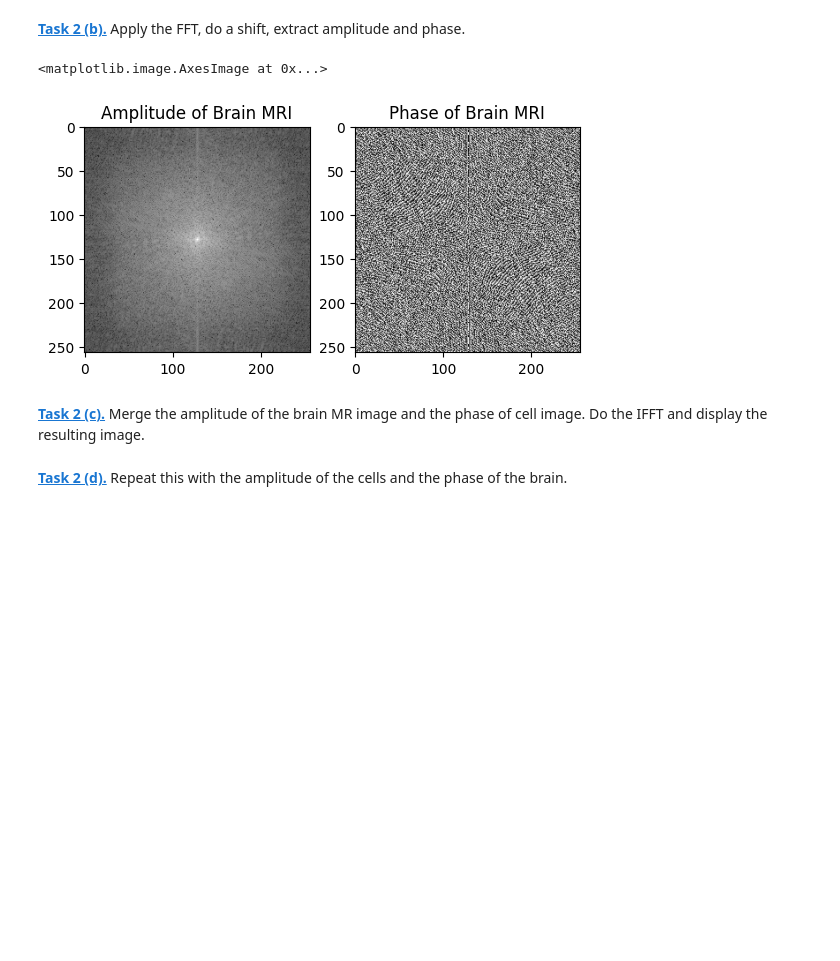
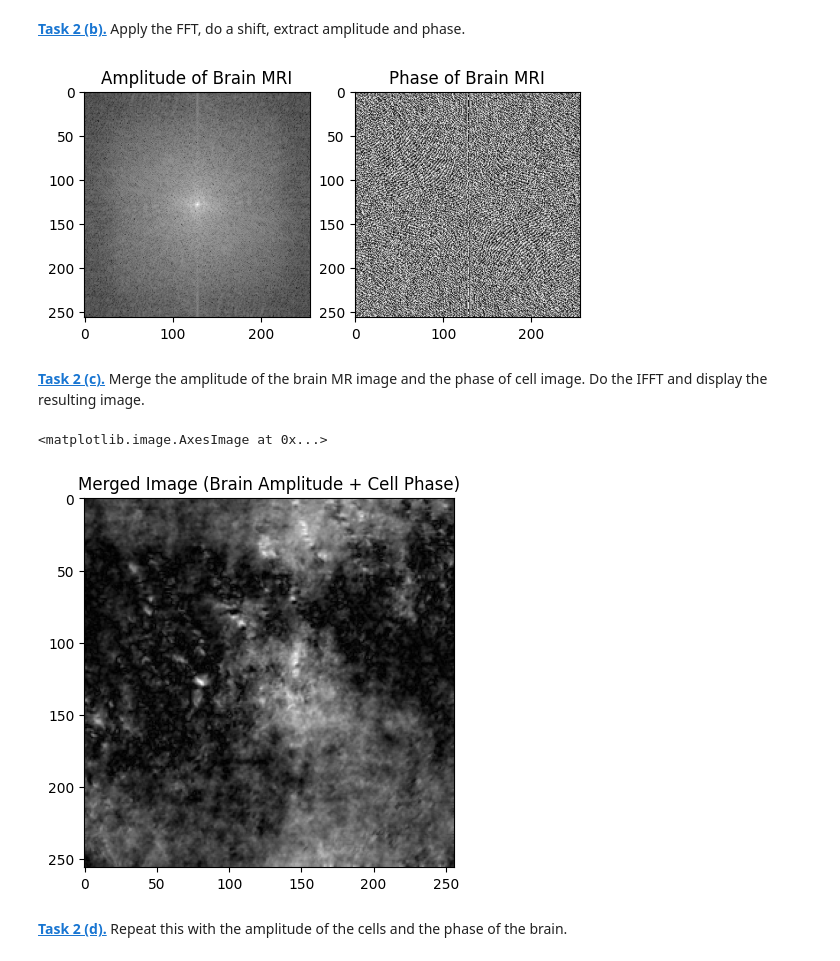
Before and after one commit to DavidDulkies31/mobi-fs5-python, a Jupyter notebook: fourier.ipynb, the cells around one changed output. Cells and saved outputs as stored; diff of their text form; code cells hidden in the pictures; blank space fills up the shorter version.

```diff
--- a/fourier.ipynb
+++ b/fourier.ipynb
@@ -70,27 +71,40 @@ plt.imshow(brain_img, cmap='gray')
 # %% [markdown]
 **[Task 2 (b).]()** Apply the FFT, do a shift, extract amplitude and phase.
 # %%
-# apply Fourier Transform
+
 brain_ft = np.fft.fft2(brain_img)
-# do a shift
+
 shifted_brain_ft = np.fft.fftshift(brain_ft)
-#extract amplitude and phase
-amplitude = np.abs(shifted_brain_ft)
-phase = np.angle(shifted_brain_ft)
+
+brain_amplitude = np.abs(shifted_brain_ft)
+brain_phase = np.angle(shifted_brain_ft)
 plt.figure()
 plt.subplot(1, 2, 1)
 plt.title('Amplitude of Brain MRI')
-plt.imshow(np.log(amplitude), 'gray',)
+plt.imshow(np.log(brain_amplitude), 'gray',)
 plt.subplot(1, 2, 2)
 plt.title('Phase of Brain MRI')
-plt.imshow(phase, 'gray',)
+plt.imshow(brain_phase, 'gray',)
+
+np.fft.fftshift(cell_ft)
+brain_shifted_amplitude = np.fft.fftshift(brain_amplitude)
+brain_shifted_phase = np.fft.fftshift(brain_phase)
 # %% [output]
-<matplotlib.image.AxesImage at 0x...>
 [figure]
 # %%
 def to_complex_array(amplitude_array, phase_array):
     return amplitude_array * np.exp(1j * phase_array)
 # %% [markdown]
 **[Task 2 (c).]()** Merge the amplitude of the brain MR image and the phase of cell image. Do the IFFT and display the resulting image.
+# %%
+amplitudeBrain_phaseCell = to_complex_array(brain_shifted_amplitude, cell_shifted_phase)
+shifted_amplitudeBrain_phaseCell = np.fft.ifftshift(amplitudeBrain_phaseCell)
+merged_img = np.fft.ifft2(shifted_amplitudeBrain_phaseCell)
+
+plt.title('Merged Image (Brain Amplitude + Cell Phase)')
+plt.imshow(np.abs(merged_img), cmap='gray')
+# %% [output]
+<matplotlib.image.AxesImage at 0x...>
+[figure, added]
 # %% [markdown]
 **[Task 2 (d).]()** Repeat this with the amplitude of the cells and the phase of the brain.
```
Also changed, not shown: parts of 7 cells of this notebook.
